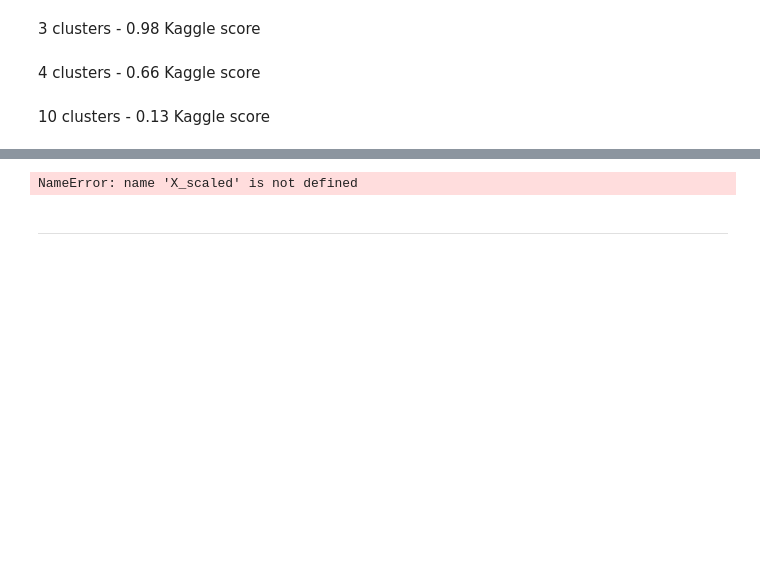
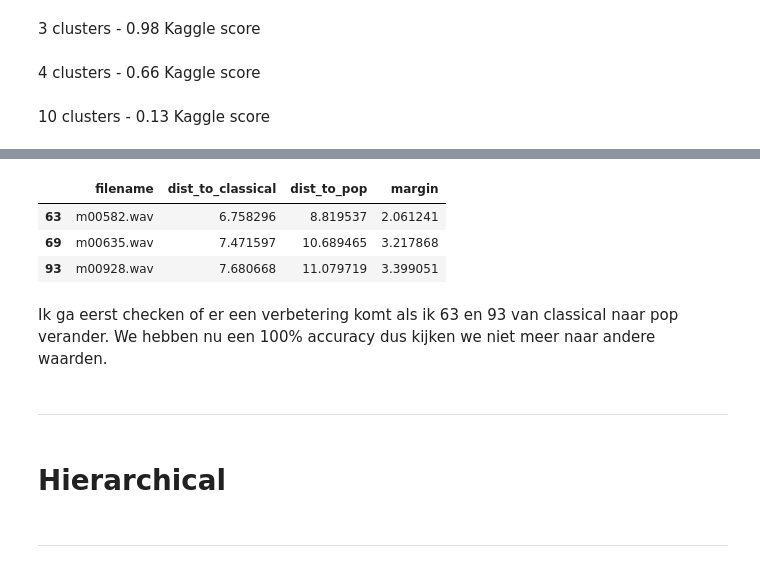
Before and after one commit to ZNezirov/Opdracht-3-Muziek-genre-clustering-2025-26, a Jupyter notebook: zNotebook - Opdracht 3.ipynb, the cells around one changed output, grey strips where cells are left out. Drawn from its saved outputs; the diff is of its cells as text; code cells hidden in the pictures; blank space fills up the shorter version.

Commit message:
Error finding

```diff
--- a/zNotebook - Opdracht 3.ipynb
+++ b/zNotebook - Opdracht 3.ipynb
@@ -310,3 +380,29 @@ df_unlabeled[['filename', 'genre']].to_csv(
+# %%
+def classical_pop_first_two(row):
+    dists = {"classical": row["dist_to_classical"],
+             "metal": row["dist_to_metal"],
+             "pop": row["dist_to_pop"]}
+    sorted_dists = sorted(dists.items(), key=lambda x: x[1])
+    return sorted_dists[0][0] == "classical" and sorted_dists[1][0] == "pop"
+
+selected_final = ambiguous[ambiguous.apply(classical_pop_first_two, axis=1)]
+selected_final = selected_final[selected_final["dist_to_classical"] < 8]
+
+display(
+    selected_final[["filename", "dist_to_classical", "dist_to_pop", "margin"]]
+    .sort_values("margin")
+)
+# %% [output]
+|  | filename | dist_to_classical | dist_to_pop | margin |
+| 63 | m00582.wav | 6.758296 | 8.819537 | 2.061241 |
+| 69 | m00635.wav | 7.471597 | 10.689465 | 3.217868 |
+| 93 | m00928.wav | 7.680668 | 11.079719 | 3.399051 |
+# %% [markdown]
+Ik ga eerst checken of er een verbetering komt als ik 63 en 93 van classical naar pop verander. We hebben nu een 100% accuracy dus kijken we niet meer naar andere waarden.
+# %% [markdown]
+---
+# %% [markdown]
+# Hierarchical
 # %%
 hierarchical = AgglomerativeClustering(n_clusters=3, linkage='ward')
 df_unlabeled["clusters"] = hierarchical.fit_predict(X_scaled)
@@ -318,8 +414,6 @@ genres = {
 }
 df_unlabeled["genre"] = df_unlabeled["clusters"].map(genres)
 
-df_unlabeled[['filename', 'genre']].to_csv('submission_hierarchical.csv', index=False)
+df_unlabeled[['filename', 'genre']].to_csv('submission_hierarchical_2.csv', index=False)
-# %% [output]
-NameError: name 'X_scaled' is not defined
 # %% [markdown]
 ---
```
Also changed, not shown: parts of 13 cells of this notebook, 1 other file.
